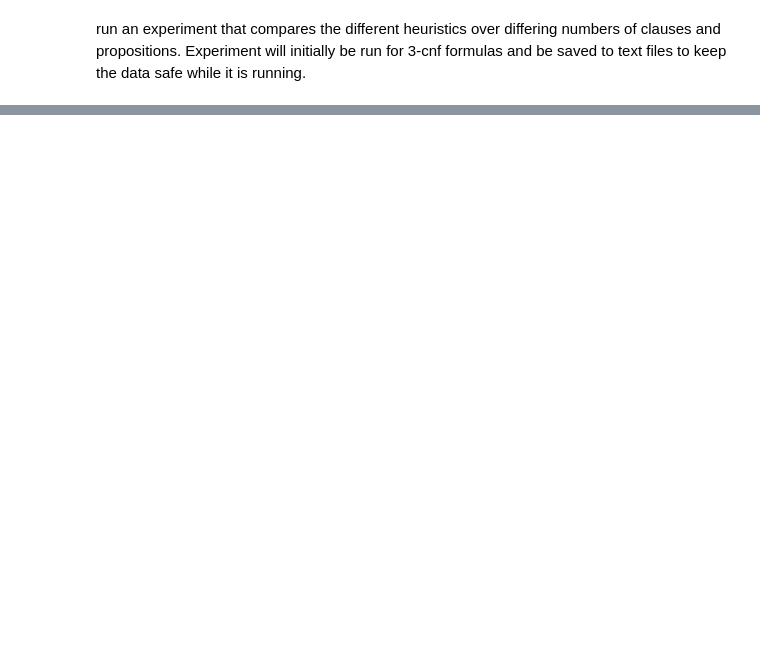
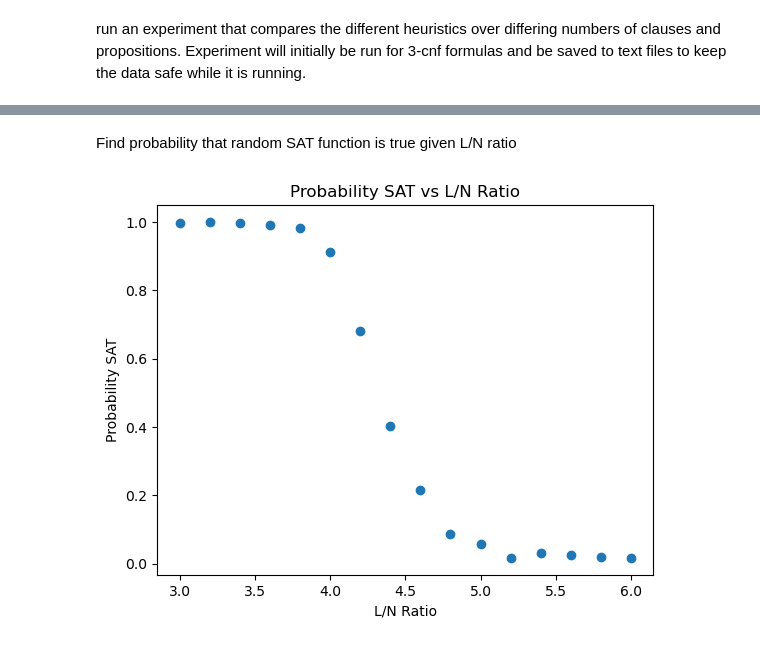
Before and after one commit to Gmontes01/SAT_solver_project, a Jupyter notebook: Experiment.ipynb, the cells around one changed output, grey strips where cells are left out. Drawn from its saved outputs; the diff is of its cells as text; code cells hidden in the pictures; blank space fills up the shorter version.

```diff
--- a/Experiment.ipynb
+++ b/Experiment.ipynb
@@ -151,22 +88,20 @@ test_num = 1
 prop_num = prop_original
 clause_num = int(prop_num * 3)
 formula_file_name = f"Experiment/formulas/cnf_3_testing.cnf"
-data_file_name='Experiment/Data/experiment_unit_preference.csv'
+data_file_name='Experiment/Data/experiment_testing.csv'
 #output_tuple_to_csv(('propositions', 'clauses', 'result','DPLL calls','L/N ratio','solve time'),data_file_name)
 for i in range(16):
     print(i)
     LN_ratio = (3+i*0.2)
-    for _ in range(100):
+    j = 0
+    while j < test_num:
         clause_num = int(prop_num * LN_ratio)
         create_cnf(prop_num,clause_num,formula_file_name)
         formula = read_cnf_file(formula_file_name)
+        reset_calls()
+        start = time.time()
         try:
-            reset_calls()
-            start = time.time()
-            solution = func_timeout.func_timeout(tree_solve(formula, unit_preference=True), 30)
-            end = time.time()
-            calls = value_calls()
-            elapsed_time = end - start
+            solution = func_timeout.func_timeout(30, tree_solve, [formula, {"unit_preference": False, "two_clause": False, "polarity": False}])
         except TimeoutError:
             prop_num -= 5
             clause_num = int(prop_num * LN_ratio)
@@ -174,8 +109,12 @@ for i in range(16):
         if solution != 'UNSAT' and not(formula.evaluate(solution)):
             output_tuple_to_csv(('****WRONG****'),data_file_name)
         else:
+            end = time.time()
+            calls = value_calls()
+            elapsed_time = end - start
             output_tuple_to_csv((prop_num,clause_num, formula.evaluate(solution), calls, LN_ratio ,elapsed_time),data_file_name)
             prop_num += 2
+            j += 1
             clause_num = int(prop_num * LN_ratio)
 # %% [output]
 0
@@ -220,0 +138,4 @@ solution = func_timeout.func_timeout(30, tree_solve, [formula, {"unit_preference
+# %%
+df_random = pd.read_csv('Experiment/Data/experiment_random.csv')
+df_two_clause = pd.read_csv('Experiment/Data/experiment_two_clause.csv')
+df_polarity = pd.read_csv('Experiment/Data/experiment_polarity.csv', names=['propositions', 'clauses', 'result','DPLL calls','L/N ratio','solve time'])
@@ -220,0 +160,2 @@ solution = func_timeout.func_timeout(30, tree_solve, [formula, {"unit_preference
+# %%
+df_random = df_random[df_random['solve time'] < 100]
@@ -220,0 +231,19 @@ solution = func_timeout.func_timeout(30, tree_solve, [formula, {"unit_preference
+# %% [markdown]
+Find probability that random SAT function is true given L/N ratio
+# %%
+df_total = pd.concat([df_random,df_two_clause,df_polarity])
+df_grouped = df_total.groupby('L/N ratio')
+df_prob = df_grouped['result'].value_counts(True)
+LN_ratios = []
+SAT_probs = []
+for i in range(16):
+    LN_ratios.append(3+i*0.2)
+    SAT_probs.append(df_prob[3+i*0.2][True])
+# %%
+plt.scatter(LN_ratios, SAT_probs)
+plt.title("Probability SAT vs L/N Ratio")
+plt.xlabel("L/N Ratio")
+plt.ylabel("Probability SAT")
+plt.show()
+# %% [output]
+[figure, added]
```
Also changed, not shown: parts of 25 cells of this notebook, 6 other files.
